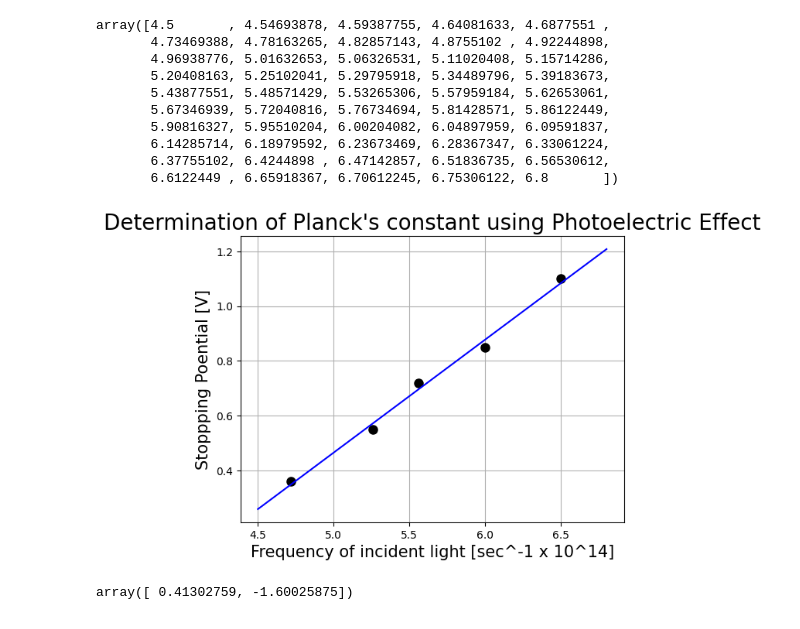
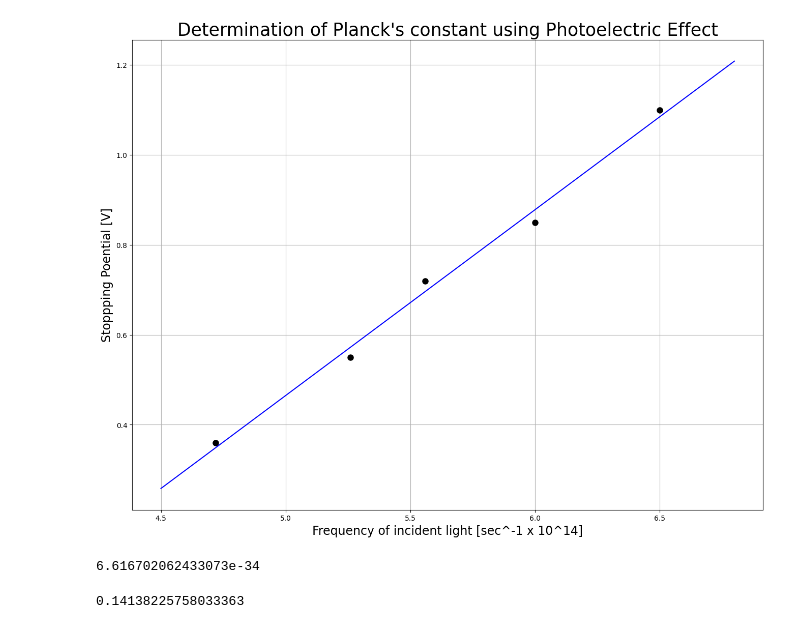
Before and after one commit to TheSillyCoder/notebooks, a Jupyter notebook: Determination of Planck's Constant.ipynb, the cells around one changed output. Cells and saved outputs as stored; diff of their text form; code cells hidden in the pictures.

```diff
--- a/Determination of Planck's Constant.ipynb
+++ b/Determination of Planck's Constant.ipynb
@@ -20,34 +21,28 @@ popt, pcov = curve_fit(f, x, y)
 # %%
 x_sample = np.linspace(4.5, 6.8, 50)
 y_sample = f(x_sample, popt[0], popt[1])
-# %%
-x_sample
-# %% [output]
-array([4.5       , 4.54693878, 4.59387755, 4.64081633, 4.6877551 ,
-       4.73469388, 4.78163265, 4.82857143, 4.8755102 , 4.92244898,
-       4.96938776, 5.01632653, 5.06326531, 5.11020408, 5.15714286,
-       5.20408163, 5.25102041, 5.29795918, 5.34489796, 5.39183673,
-       5.43877551, 5.48571429, 5.53265306, 5.57959184, 5.62653061,
-       5.67346939, 5.72040816, 5.76734694, 5.81428571, 5.86122449,
-       5.90816327, 5.95510204, 6.00204082, 6.04897959, 6.09591837,
-       6.14285714, 6.18979592, 6.23673469, 6.28367347, 6.33061224,
-       6.37755102, 6.4244898 , 6.47142857, 6.51836735, 6.56530612,
-       6.6122449 , 6.65918367, 6.70612245, 6.75306122, 6.8       ])
 # %%
 plt.style.use('default')
-# plt.figure(figsize=(16, 12))
+plt.figure(figsize=(16, 12))
+# plt.xticks(tics)
 plt.plot(x, y, 'ko', label="Coil 1", markersize=8)
 # plt.plot(x, Super, 'g^-', label="Added readings of Coil1 and Coil 2", markersize=8)
 plt.plot(x_sample, y_sample, 'b-', markersize=8)
 plt.grid()
-plt.xlabel("Frequency of incident light [sec^-1 x 10^14]", fontsize=15)
-plt.ylabel("Stoppping Poential [V]", fontsize=15)
+plt.xlabel("Frequency of incident light [sec^-1 x 10^14]", fontsize=17)
+plt.ylabel("Stoppping Poential [V]", fontsize=17)
 # plt.ylim(top=15.5)
 # plt.legend(loc='upper right', fontsize=15)
-plt.title("Determination of Planck's constant using Photoelectric Effect", fontsize=20)
-plt.savefig("photoelec-plot.pdf")
+plt.title("Determination of Planck's constant using Photoelectric Effect", fontsize=25)
+plt.savefig("photoelec-plot.pdf", bbox_inches='tight', dpi=300)
 # %% [output]
-[figure, old version]
+[figure, new version]
 # %%
+freq_threshold = - popt[1] / popt[0]
+e = 1.602e-19
+corr = 1e-14
+h = popt[0] * e * corr
-# %% [output]
-array([ 0.41302759, -1.60025875])
+# %%
+h
+# %% [output]
+6.616702062433073e-34
@@ -53,0 +51,4 @@ array([ 0.41302759, -1.60025875])
+# %%
+err
+# %% [output]
+0.14138225758033363
```
Also changed, not shown: parts of 2 cells of this notebook, 1 other file.
